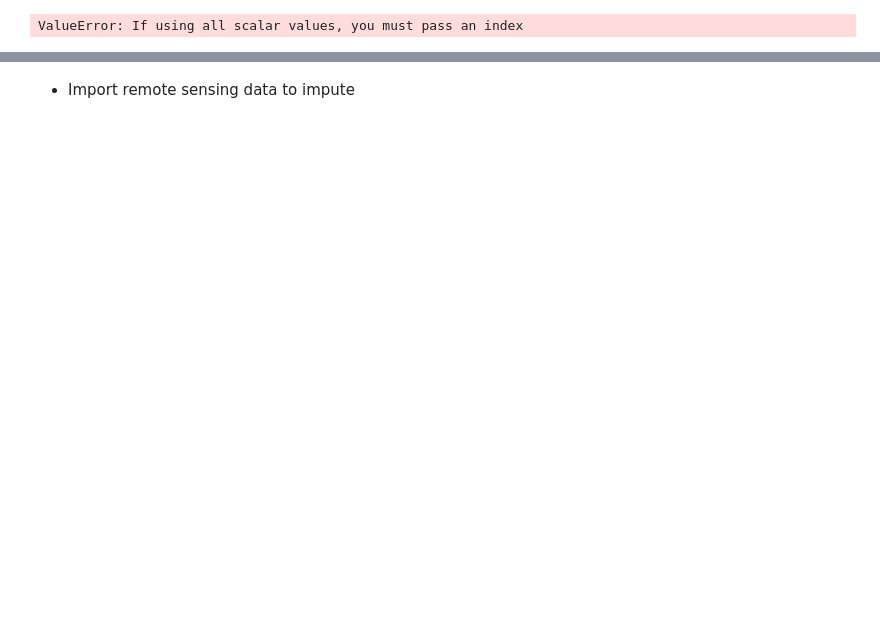
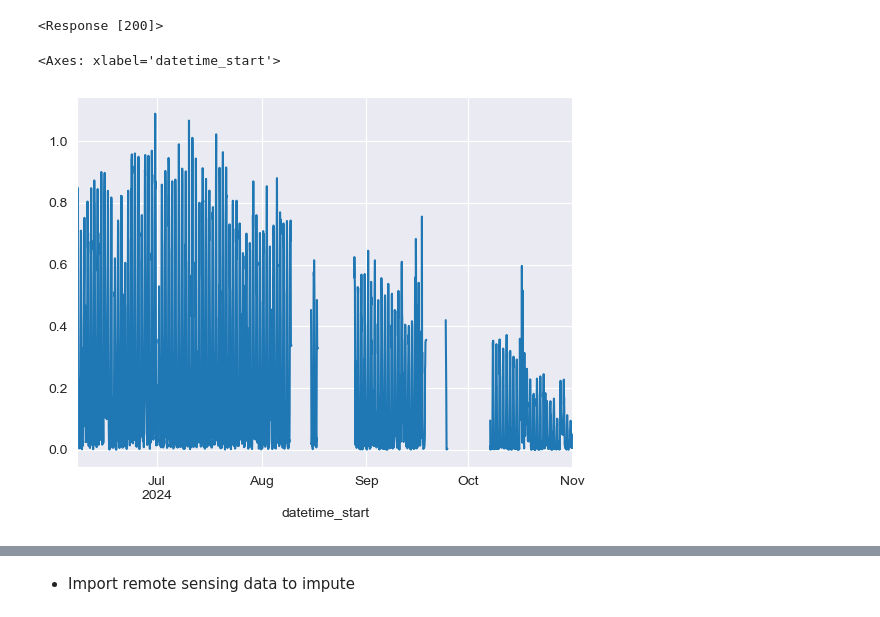
Before and after one commit to utah-geological-survey/MicroMet, a Jupyter notebook: Notebooks/Processing Workflow Notebooks/Pull DB Data and Impute.ipynb, the cells around one changed output, grey strips where cells are left out. Drawn from its saved outputs; the diff is of its cells as text; code cells hidden in the pictures; blank space fills up the shorter version.

```diff
--- a/Notebooks/Processing Workflow Notebooks/Pull DB Data and Impute.ipynb
+++ b/Notebooks/Processing Workflow Notebooks/Pull DB Data and Impute.ipynb
@@ -28,0 +40,19 @@ from micromet import AmerifluxDataProcessor
+# %%
+config = configparser.ConfigParser()
+
+config.read('../../secrets/config.ini')
+
+from sqlalchemy import create_engine
+import urllib.parse
+host = config['DEFAULT']['ip']
+pw = config['DEFAULT']['pw']
+user = config['DEFAULT']['login']
+
+encoded_password = urllib.parse.quote_plus(pw)
+
+def postconn_et(encoded_password, host='localhost',user='postgres',port='5432',db='groundwater', schema = 'groundwater'):
+    connection_text = "postgresql+psycopg2://{:}:{:}@{:}:{:}/{:}?gssencmode=disable".format(user,encoded_password,host,port,db)
+    return create_engine(connection_text, connect_args={'options': '-csearch_path={}'.format(schema)})
+
+
+engine = postconn_et(encoded_password, host=host, user=user)
@@ -38,13 +139,39 @@ params = {'stationid':f'eq.{station}',
 
 resp_ed = requests.get("https://ugs-koop-umfdxaxiyq-wm.a.run.app/amfluxeddy",headers=headdict,params=params)
 resp_met = requests.get("https://ugs-koop-umfdxaxiyq-wm.a.run.app/amfluxmet",headers=headdict,params=params)
+# %%
+resp_met
+# %% [output]
+<Response [200]>
 # %%
 data_ed = pd.DataFrame(resp_ed.json())
 data_met = pd.DataFrame(resp_met.json())
-data_ed['datetime_start'] = pd.to_datetime(data_ed['datetime_start'])
-data_met['datetime_start'] = pd.to_datetime(data_met['datetime_start'])
-data_ed = data_ed.set_index(['stationid','datetime_start'])
-data_met = data_met.set_index(['stationid','datetime_start'])
-pd.concat([data_ed,data_met],axis=1)
+
+if len(data_ed) > 0:
+    data_ed['datetime_start'] = pd.to_datetime(data_ed['datetime_start'])
+    data_ed = data_ed.set_index(['stationid','datetime_start'])
+
+if len(data_met) > 0:
+    data_met['datetime_start'] = pd.to_datetime(data_met['datetime_start'])
+    data_met = data_met.set_index(['stationid','datetime_start'])
+
+if len(data_ed) > 0 and len(data_met) > 0:
+    all_data = pd.concat([data_ed,data_met],axis=1)
-# %% [output]
-ValueError: If using all scalar values, you must pass an index
+# %%
+sql = "SELECT * FROM groundwater.amfluxeddy WHERE stationid = 'US-UTP' and datetime_start >= '2024-06-07 9:00'"
+data = pd.read_sql(sql,engine)
+data.replace(-9999,np.nan,inplace=True)
+data.set_index('datetime_start',inplace=True)
+#data = data.loc[pd.to_datetime('2024-06-07 9:00'):]
+
+# Replace values in column 'A' below 0 with NaN
+data['et'] = np.where(data['et'] < 0, np.nan, data['et'])
+hrly = data.resample('1h').mean(numeric_only=True)
+hrly = hrly.interpolate(method='time',limit=4)
+# Compute daily cumulative sum
+hrly['et_cumsum'] = hrly.groupby(hrly.index.date)['et'].cumsum()
+
+hrly['et'].plot()
+# %% [output]
+<Axes: xlabel='datetime_start'>
+[figure, added]
```
Also changed, not shown: parts of 12 cells of this notebook, 10 other files.
